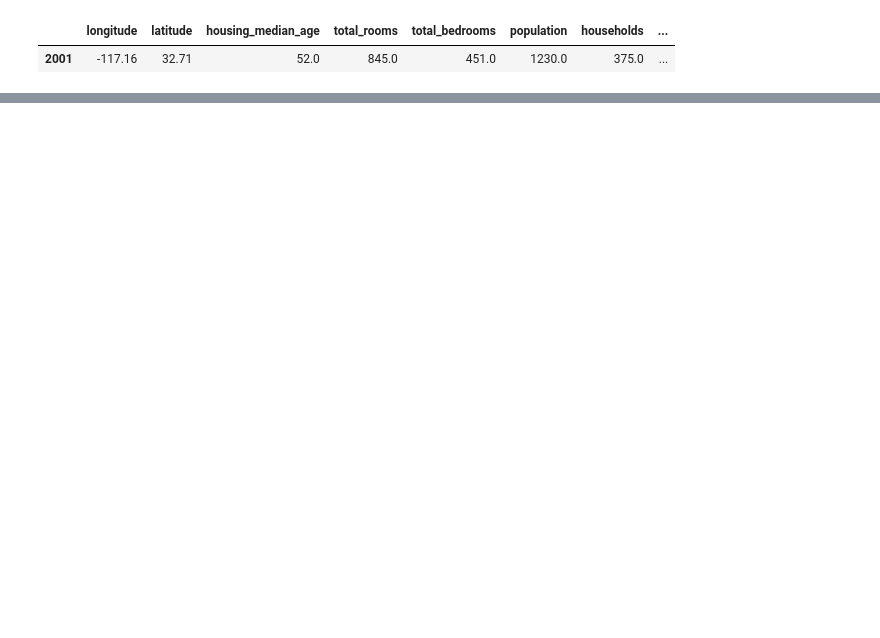
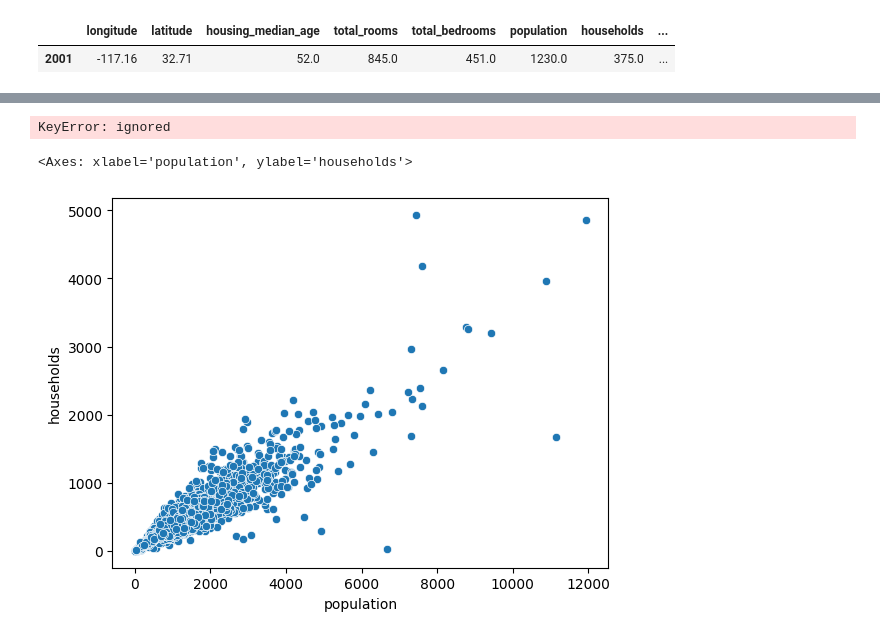
Before and after one commit to VitaliPopov/PYTHON_HW, a Jupyter notebook: python_sem9.ipynb, the cells around one changed output, grey strips where cells are left out. Cells and saved outputs as stored; diff of their text form; code cells hidden in the pictures; blank space fills up the shorter version.

```diff
--- a/python_sem9.ipynb
+++ b/python_sem9.ipynb
@@ -199,9 +169,24 @@ datafr['total_new1']= datafr['households'].apply (func)
 '''Задача 40: Работать с файлом california_housing_train.csv, который находится в папке
 sample_data. Определить среднюю стоимость дома, где кол-во людей от 0 до 500 (population)
 '''
-datafr[(datafr['median_house_value'].mean()) & (0<=datafr['population']<=500), 'median_house_value']
+datafr[0<=datafr['population']<=500][datafr['median_house_value'].mean()], 'median_house_value'
+# %% [output]
+KeyError: ignored
 # %%
 '''
 Задача 42: Узнать какая максимальная households в зоне минимального значения population
 '''
 datafr[(datafr['households'].max()) & (datafr['population'].min()), 'households']
+# %%
+'''
+Изобразите отношение households к population с помощью точечного графика
+
+Визуализировать longitude по отношения к median_house_value, используя линейный график
+Представить гистограмму по housing_median_age
+Изобразить гистограмму по median_house_value с оттенком housing_median_age
+'''
+import seaborn as sns
+sns.scatterplot(data= datafr, x = 'population', y = 'households')
+# %% [output]
+<Axes: xlabel='population', ylabel='households'>
+[figure, added]
```
Also changed, not shown: parts of 9 cells of this notebook.
